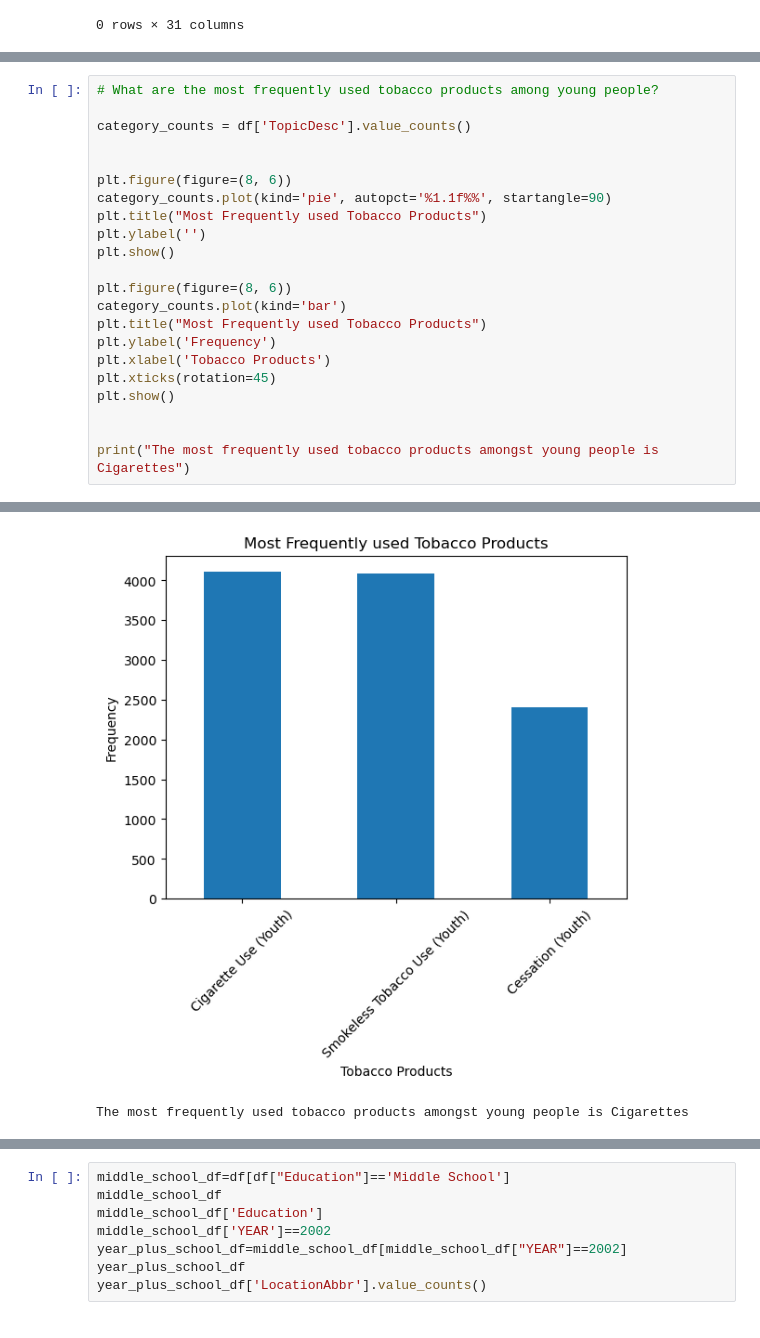
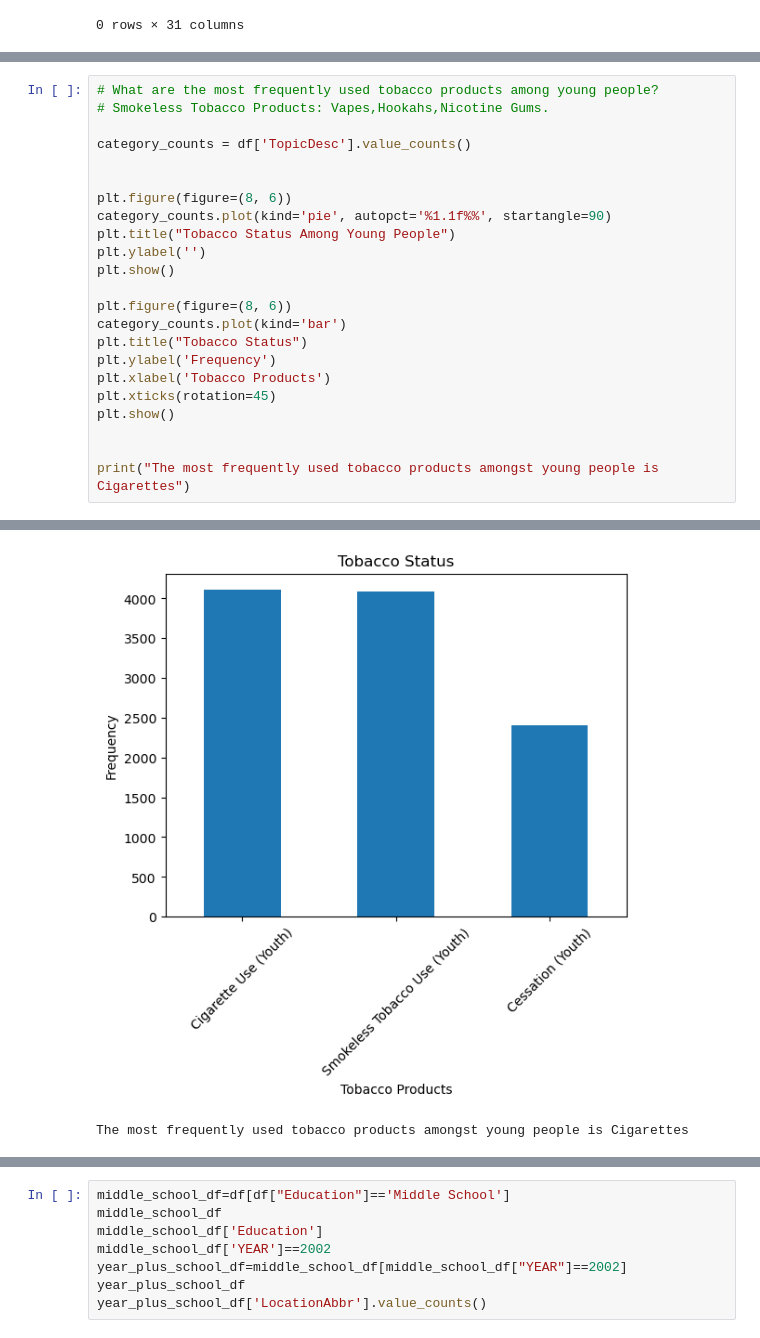
Before and after one commit to Lovelourdie/Project1_DataViz, a Jupyter notebook: clean_data.ipynb, the cells around one changed output, grey strips where cells are left out. Saved outputs shown, nothing was run; the diff lists cells and outputs as text.

```diff
--- a/clean_data.ipynb
+++ b/clean_data.ipynb
@@ -142,19 +142,20 @@ Smokeless Tobacco Use (Youth)     7.254902
 Name: Data_Value, dtype: float64
 # %%
 # What are the most frequently used tobacco products among young people?
+# Smokeless Tobacco Products: Vapes,Hookahs,Nicotine Gums.
 
 category_counts = df['TopicDesc'].value_counts()
 
 
 plt.figure(figure=(8, 6))
 category_counts.plot(kind='pie', autopct='%1.1f%%', startangle=90)
-plt.title("Most Frequently used Tobacco Products")
+plt.title("Tobacco Status Among Young People")
 plt.ylabel('')
 plt.show()
 
 plt.figure(figure=(8, 6))
 category_counts.plot(kind='bar')
-plt.title("Most Frequently used Tobacco Products")
+plt.title("Tobacco Status")
 plt.ylabel('Frequency')
 plt.xlabel('Tobacco Products')
 plt.xticks(rotation=45)
@@ -167,2 +168,2 @@ print("The most frequently used tobacco products amongst young people is Cigaret
-[figure, old version]
+[figure, new version]
 The most frequently used tobacco products amongst young people is Cigarettes
```
Also changed, not shown: parts of 9 cells of this notebook.
